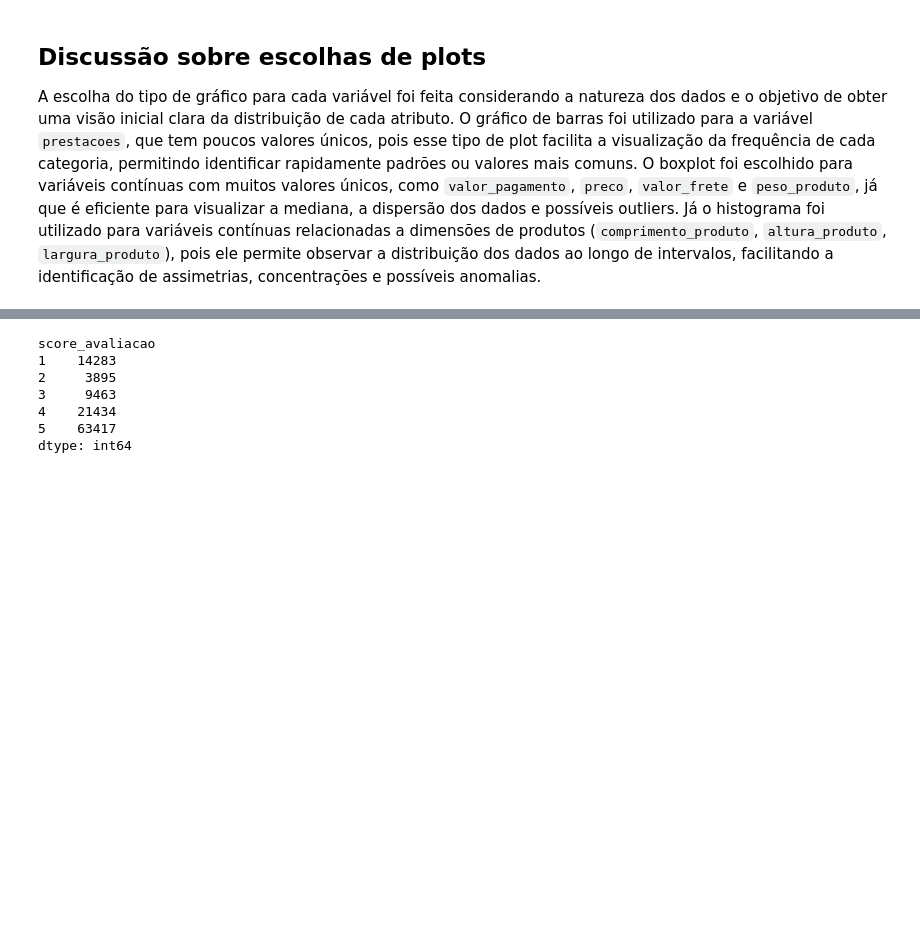
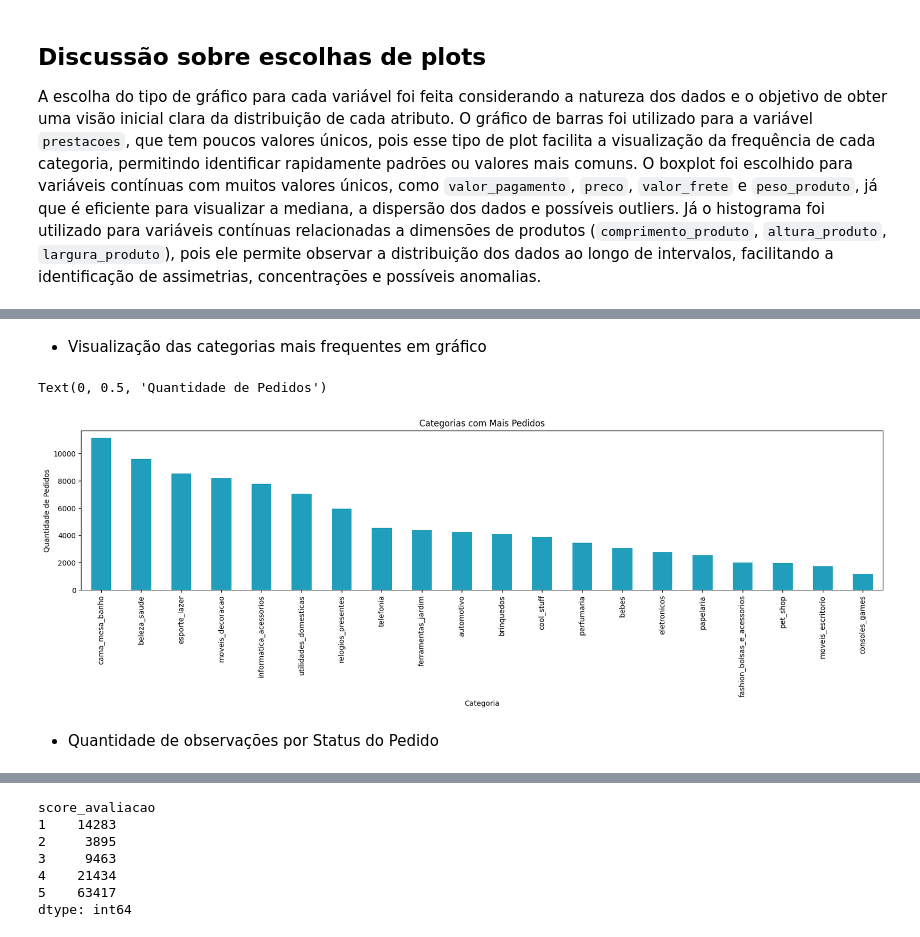
Before and after one commit to ana-ruth-bezerra/data_analysis, a Jupyter notebook: notebooks/01_exploratory_analysis.ipynb, the cells around one changed output, grey strips where cells are left out. Saved outputs shown, nothing was run; the diff lists cells and outputs as text; code cells hidden in the pictures; blank space fills up the shorter version.

```diff
--- a/notebooks/01_exploratory_analysis.ipynb
+++ b/notebooks/01_exploratory_analysis.ipynb
@@ -400,0 +418,15 @@ Name: proportion, dtype: float64
+# %% [markdown]
+- Visualização das categorias mais frequentes em gráfico
+# %%
+top_cidades = df['categoria_produto'].value_counts().head(20)
+
+plt.figure(figsize=(20, 4))
+top_cidades.plot(kind='bar', color='#219ebc')
+plt.title('Categorias com Mais Pedidos')
+plt.xlabel('Categoria')
+plt.ylabel('Quantidade de Pedidos')
+# %% [output]
+Text(0, 0.5, 'Quantidade de Pedidos')
+[figure, added]
+# %% [markdown]
+- Quantidade de observações por Status do Pedido
```
Also changed, not shown: parts of 41 cells of this notebook.
